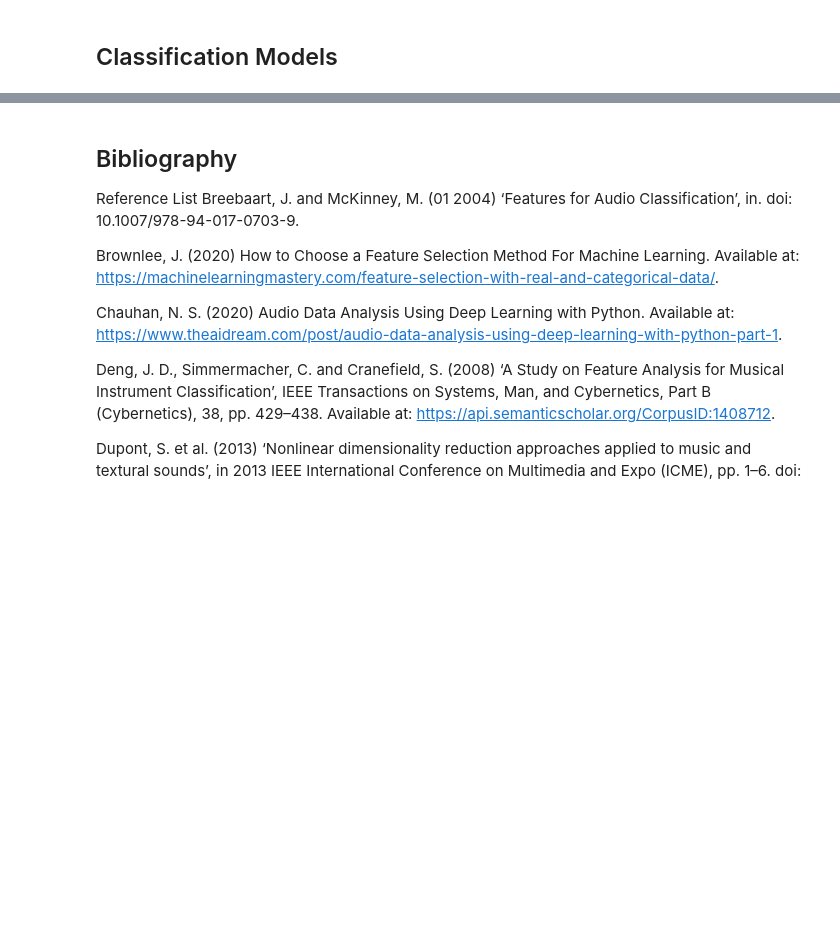
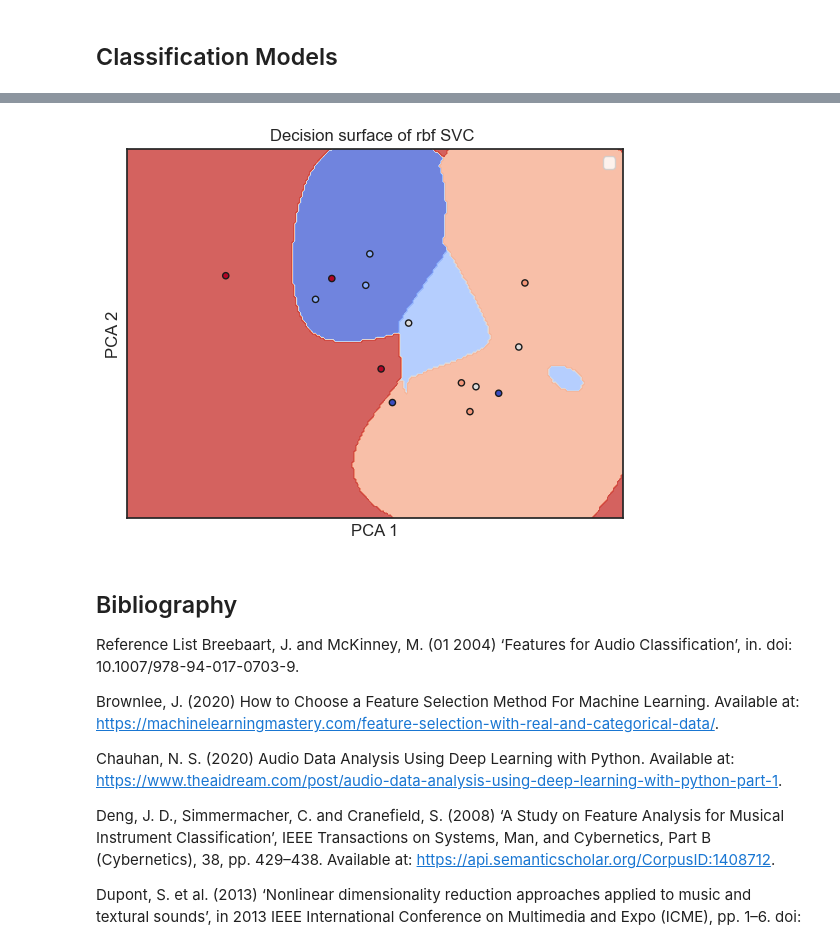
Before and after one commit to harveyf2801/MIR-Instrument-Classification, a Jupyter notebook: main.ipynb, the cells around one changed output, grey strips where cells are left out. Cells and saved outputs as stored; diff of their text form; code cells hidden in the pictures; blank space fills up the shorter version.

```diff
--- a/main.ipynb
+++ b/main.ipynb
@@ -400,7 +440,7 @@ dimentionality_reductions = {
 }
 
 classifiers = {
-  'KNN': models.KNNClassifier(K_NEIGHBORS), # 12
+  'KNN': models.KNNClassifier(K_NEIGHBORS, distance_metric='euclidean'),
   'RF': RandomForestClassifier(n_estimators=40),
   'SVC': SVC(gamma='auto')
 }
@@ -488,3 +528,6 @@ Mean Accuracy: 51.09%
 Max Accuracy: 92.86%
 Standard Deviation Accuracy: 18.71%
 [figure]
+# %%
+plotting.plot_training_data_with_decision_boundary(X_test, y_test, SVC, 'rbf')
+# %% [output]
@@ -491,3 +535,4 @@ Standard Deviation Accuracy: 18.71%
+[figure, added]
 # %% [markdown]
 ## Bibliography
 
```
Also changed, not shown: parts of 4 cells of this notebook, 3 other files.
